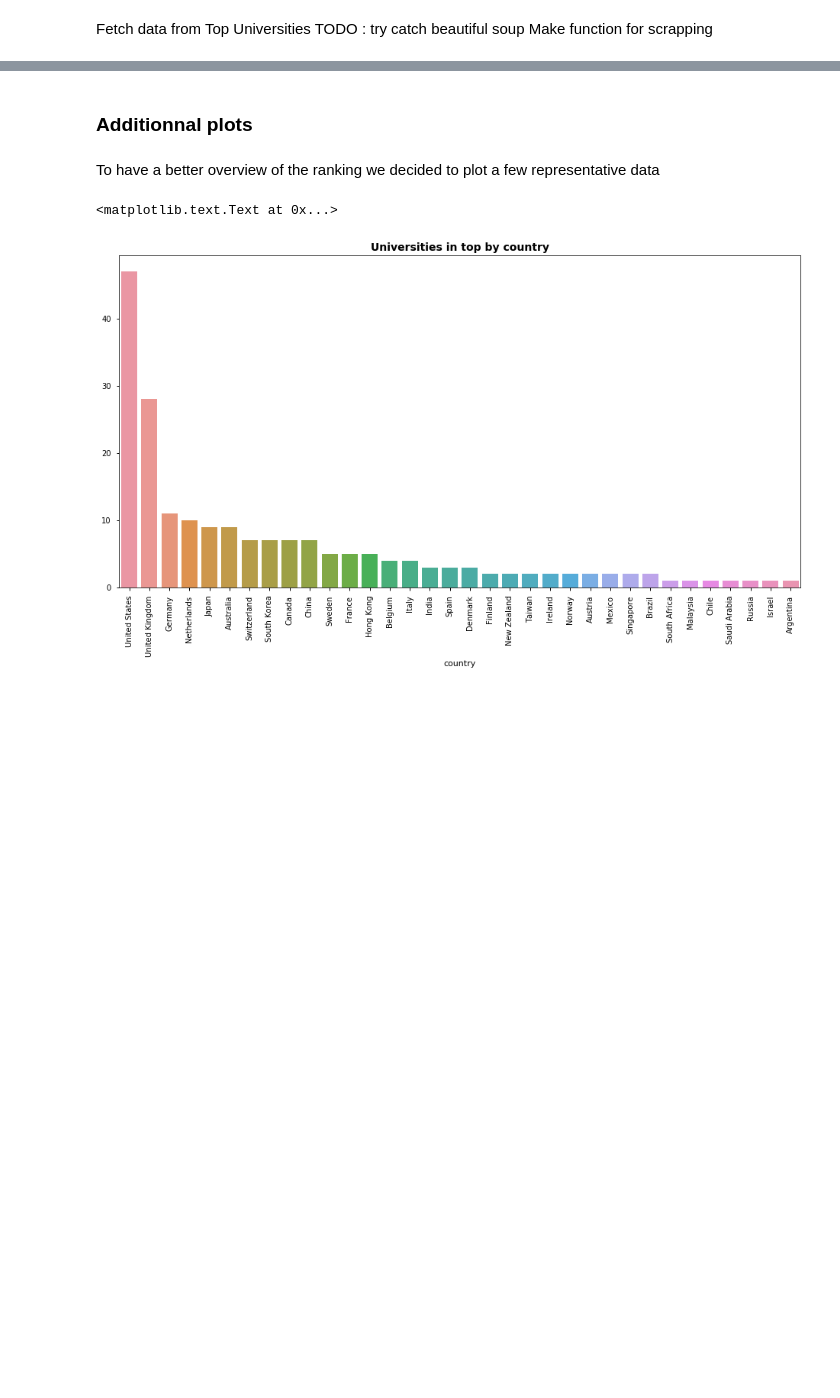
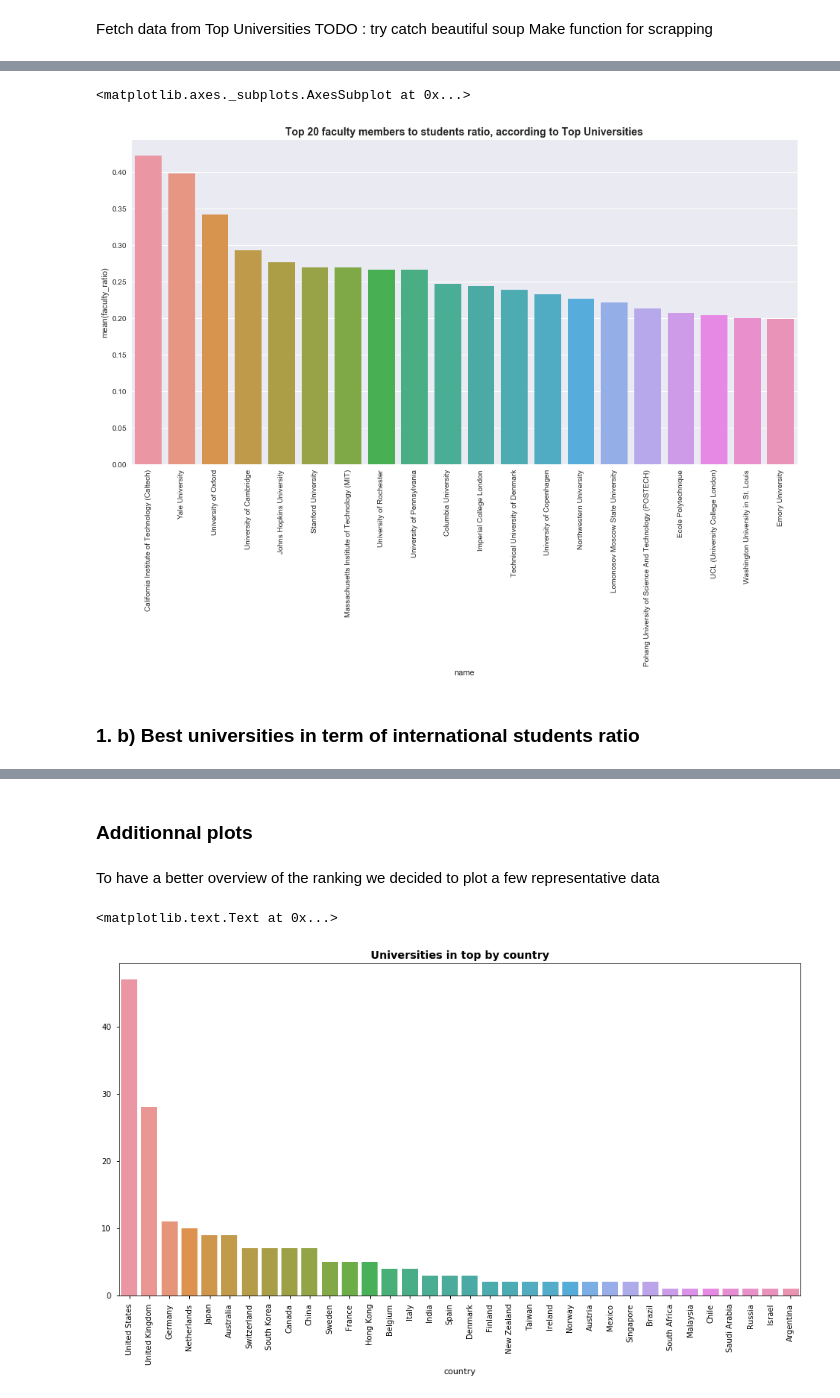
Before and after one commit to ImLemni/ada-epfl, a Jupyter notebook: 02-Data/homework2.ipynb, the cells around one changed output, grey strips where cells are left out. Drawn from its saved outputs; the diff is of its cells as text; code cells hidden in the pictures; blank space fills up the shorter version.

```diff
--- a/02-Data/homework2.ipynb
+++ b/02-Data/homework2.ipynb
@@ -445,0 +526,2 @@ p.set_title('Regions international students ratio', fontsize=14, fontweight='bol
+# %%
+top_universities_df = pd.DataFrame([*read_top_universities_ranking(raw_top_universities)])
@@ -445,0 +635,19 @@ p.set_title('Regions international students ratio', fontsize=14, fontweight='bol
+# %%
+def get_best_faculty_ratio(df, extra_columns=None):
+    """
+    Abstract implementation to get a dataframe sorted by faculty ratio.
+    """
+    if extra_columns is None:
+        extra_columns = []
+
+    columns = ['faculty_ratio', 'faculty_ratio_inv'] + extra_columns
+    return df.sort_values(by="faculty_ratio", ascending=False)[columns]
+
+def get_best_faculty_ratio_university(universities_df):
+    return get_best_faculty_ratio(universities_df, ['name','rank', 'students_total', 'faculty_total', 'country', 'region'])
+
+def get_best_faculty_ratio_country(countries_df):
+    return get_best_faculty_ratio(countries_df, ['students_total', 'faculty_total'])
+
+def get_best_faculty_ratio_region(regions_df):
+    return get_best_faculty_ratio(regions_df, ['students_total', 'faculty_total'])
@@ -445,0 +675,12 @@ p.set_title('Regions international students ratio', fontsize=14, fontweight='bol
+# %%
+def plot_universities_df(df, limit, value_col, title):
+    df = df[:limit][[value_col, "name"]]
+
+    seaborn.set_palette("Blues")
+    seaborn.set_context("notebook")
+    figure, axes = plt.subplots(1, 1, figsize=(16,8))
+    result = seaborn.barplot(df["name"], df[value_col], ax=axes)
+    result.set_xticklabels(df["name"], rotation=90)
+    result.set_title(title, fontsize=14, fontweight="bold")
+
+    return result
@@ -445,0 +701,3 @@ p.set_title('Regions international students ratio', fontsize=14, fontweight='bol
+# %%
+top_universities_faculty_ratio_df = get_best_faculty_ratio_university(top_universities_df)
+top_universities_faculty_ratio_df.head()
@@ -445,0 +711,7 @@ p.set_title('Regions international students ratio', fontsize=14, fontweight='bol
+# %%
+plot_universities_df(top_universities_faculty_ratio_df, 20, "faculty_ratio", "Top 20 faculty members to students ratio, according to Top Universities")
+# %% [output]
+<matplotlib.axes._subplots.AxesSubplot at 0x...>
+[figure, added]
+# %% [markdown]
+### 1. b) Best universities in term of international students ratio
```
Also changed, not shown: parts of 110 cells of this notebook.
